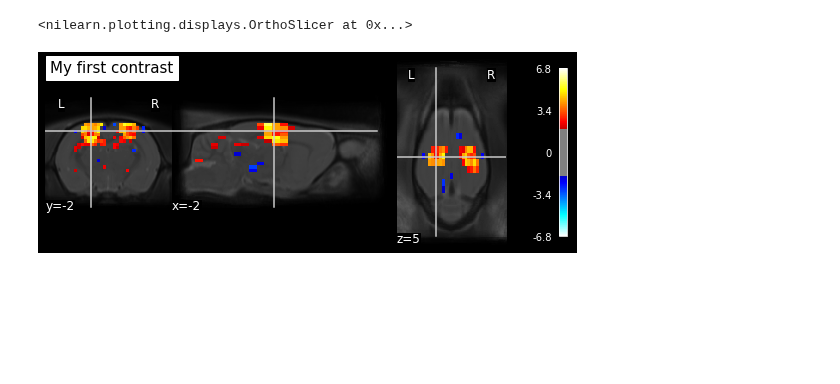
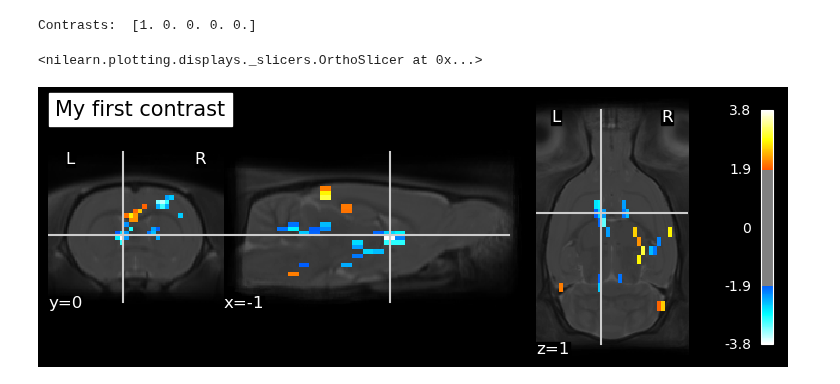
Before and after one commit to grandjeanlab/multirat_se, a Jupyter notebook: nilearn.ipynb, the cells around one changed output. Drawn from its saved outputs; the diff is of its cells as text; code cells hidden in the pictures; blank space fills up the shorter version.

Commit message:
First Level Model: done!

```diff
--- a/nilearn.ipynb
+++ b/nilearn.ipynb
@@ -21,3 +22,10 @@ metadata = pd.read_csv('/project/4180000.19/multirat_stim/MultiRat_SE_metadata -
 # %%
+#Events file - data frame
+metadata = pd.read_csv('/project/4180000.19/multirat_stim/MultiRat_SE_metadata - multiRat_stim.tsv', sep='\t', header=0, index_col=3)
 onset = np.matrix(metadata.loc[rat_subj,'func.sensory.onset']).A[0]
 duration = np.matrix(metadata.loc[rat_subj,'func.sensory.duration']).A[0]
+events = pd.DataFrame({'onset': onset,'duration': duration})
+
+print(events)
+print('onset: ', onset)
+print('duration: ', duration)
@@ -24,3 +41,0 @@ duration = np.matrix(metadata.loc[rat_subj,'func.sensory.duration']).A[0]
-# %%
-events = pd.DataFrame({'onset': onset,
-                       'duration': duration})
@@ -53,0 +42,8 @@ header = func_img.header
+# %%
+#Define variables
+tr = 1.0
+n_scans = 325 #nb volumes
+frame_times = np.arange(n_scans) * tr  # corresponding frame times
+amplitude = np.array([1, 1, 1, 1, 1, 1], dtype=object) #6 events
+exp_condition = np.array((onset, duration, amplitude), dtype=object)
+hrf_model = 'spm'
@@ -60,11 +82,13 @@ contrast_val = np.hstack(([1], np.zeros(n_columns - 1)))
 # %%
-summary_statistics_session1 = fmri_glm.compute_contrast(
-    contrast_val, output_type='all')
+#Coompute contrasts
+n_columns = design.shape[1]
+contrast_val = np.hstack(([1], np.zeros(n_columns - 1)))
+print('Contrasts: ', contrast_val)
 
-plotting.plot_stat_map(
-    summary_statistics_session1['z_score'],
-    bg_img = template_path, threshold = 1.9,
-    title = 'My first contrast')
+summary_statistics= fmri_glm.compute_contrast(contrast_val, output_type='all')
+
+plotting.plot_stat_map(summary_statistics['z_score'], bg_img = template_path, threshold = 1.9, title = 'My first contrast')
 # %% [output]
-<nilearn.plotting.displays.OrthoSlicer at 0x...>
+Contrasts:  [1. 0. 0. 0. 0.]
+<nilearn.plotting.displays._slicers.OrthoSlicer at 0x...>
-[figure, old version]
+[figure, new version]
```
Also changed, not shown: parts of 14 cells of this notebook, 1 other file.
